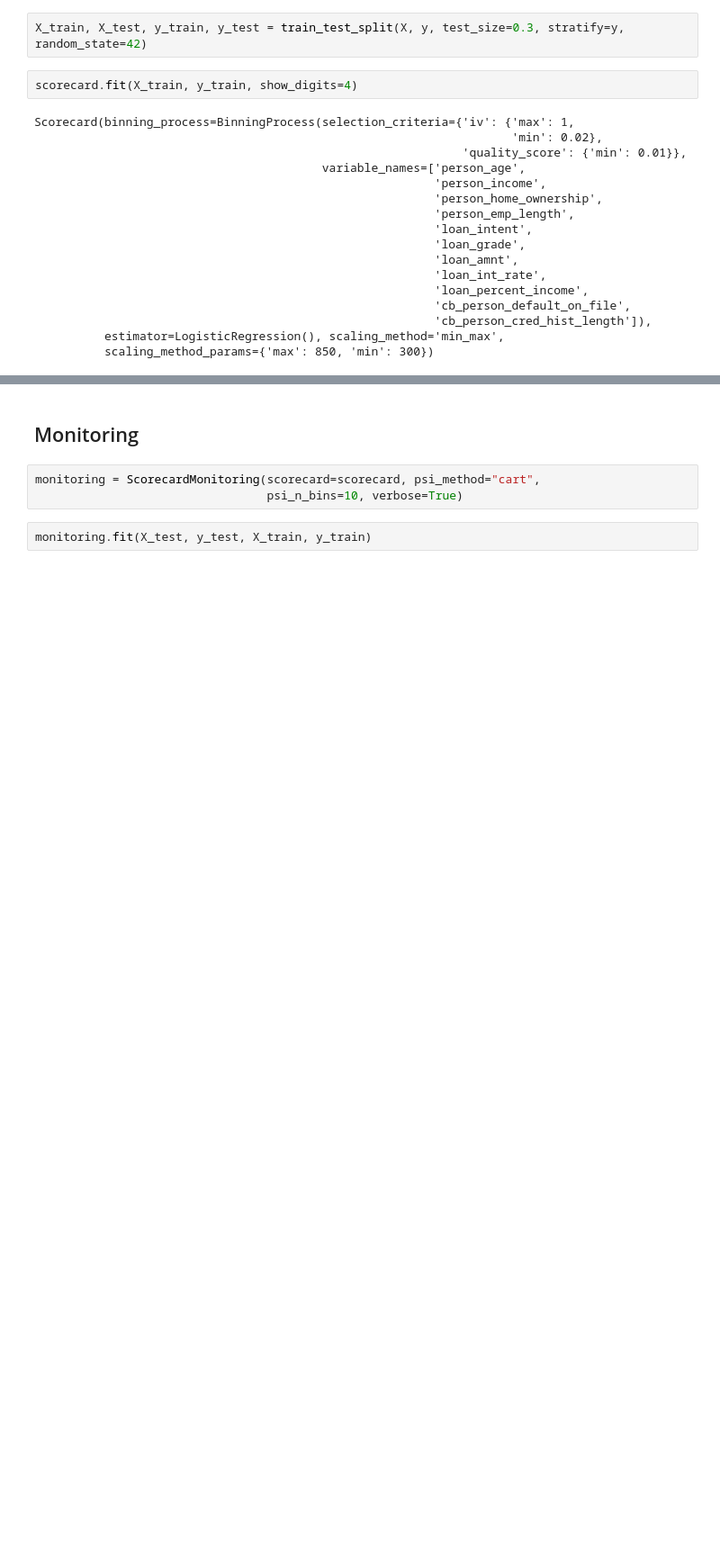
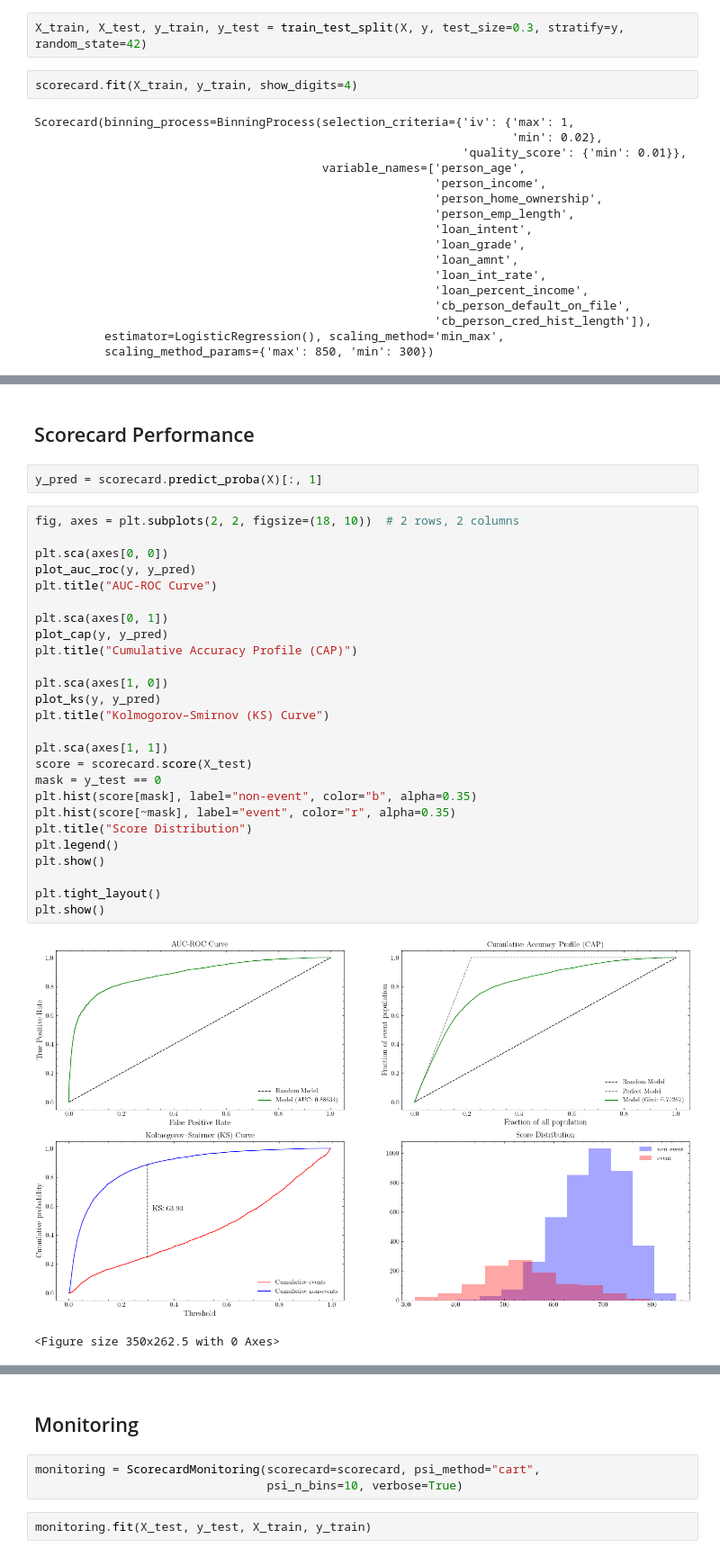
Before and after one commit to oun-vikreth/oun-vikreth.github.io, a Jupyter notebook: posts/credit scoring/code.ipynb, the cells around one changed output, grey strips where cells are left out. Shown at 90% size. Cells and saved outputs as stored; diff of their text form; blank space fills up the shorter version.

```diff
--- a/posts/credit scoring/code.ipynb
+++ b/posts/credit scoring/code.ipynb
@@ -202,0 +230,33 @@ Copyright (c) 2019-2024 Guillermo Navas-Palencia, Apache License 2.0
+# %% [markdown]
+## Scorecard Performance
+# %%
+y_pred = scorecard.predict_proba(X)[:, 1]
+# %%
+fig, axes = plt.subplots(2, 2, figsize=(18, 10))  # 2 rows, 2 columns
+
+plt.sca(axes[0, 0])
+plot_auc_roc(y, y_pred)
+plt.title("AUC-ROC Curve")
+
+plt.sca(axes[0, 1])
+plot_cap(y, y_pred)
+plt.title("Cumulative Accuracy Profile (CAP)")
+
+plt.sca(axes[1, 0])
+plot_ks(y, y_pred)
+plt.title("Kolmogorov–Smirnov (KS) Curve")
+
+plt.sca(axes[1, 1])
+score = scorecard.score(X_test)
+mask = y_test == 0
+plt.hist(score[mask], label="non-event", color="b", alpha=0.35)
+plt.hist(score[~mask], label="event", color="r", alpha=0.35)
+plt.title("Score Distribution")
+plt.legend()
+plt.show()
+
+plt.tight_layout()
+plt.show()
+# %% [output]
+[figure, added]
+<Figure size 350x262.5 with 0 Axes>
```
Also changed, not shown: parts of 9 cells of this notebook, 10 other files.
